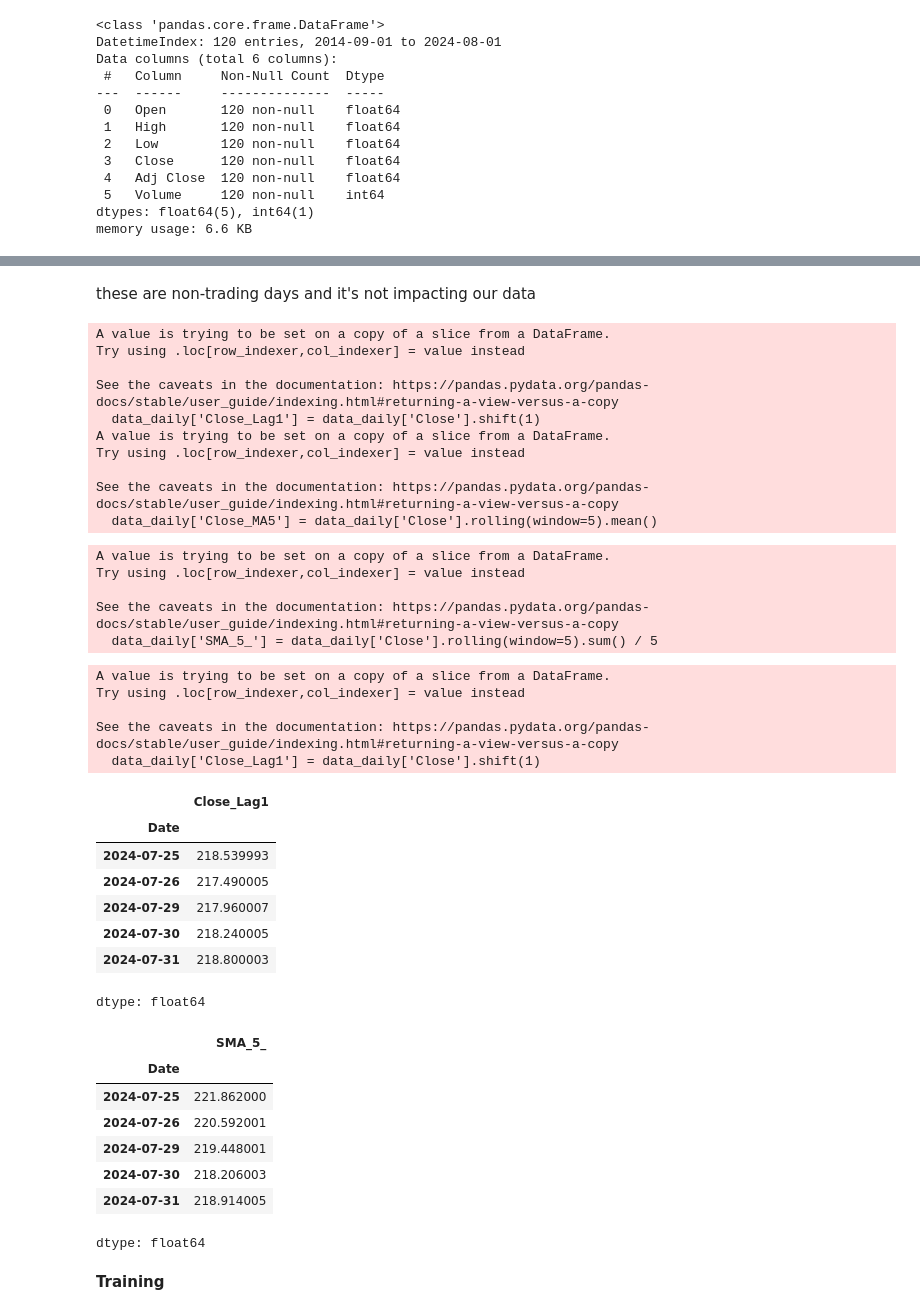
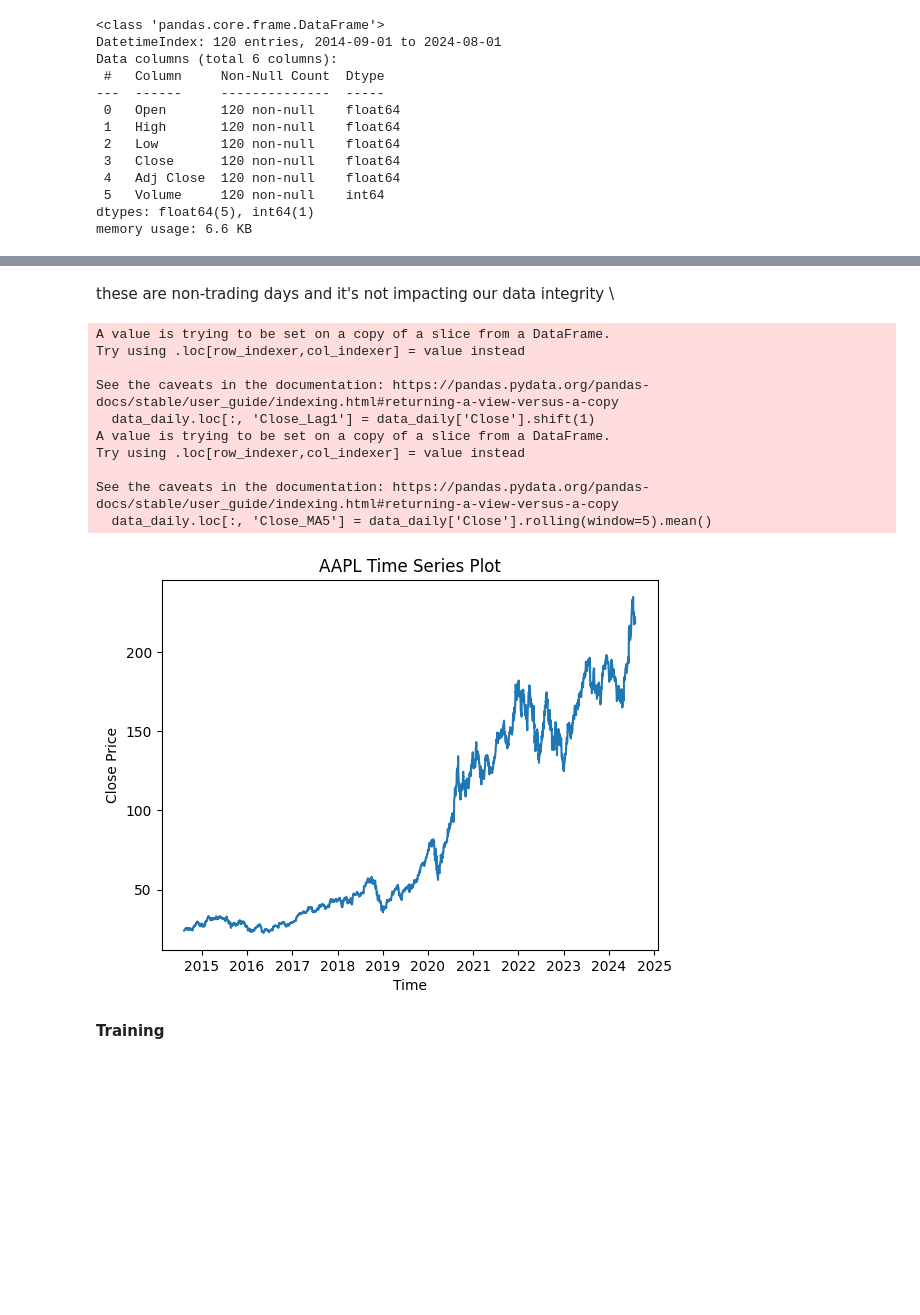
Before and after one commit to bshazia/Apple_Stocks, a Jupyter notebook: Apple_stock.ipynb, the cells around one changed output, grey strips where cells are left out. Drawn from its saved outputs; the diff is of its cells as text; code cells hidden in the pictures; blank space fills up the shorter version.

```diff
--- a/Apple_stock.ipynb
+++ b/Apple_stock.ipynb
@@ -154,59 +159,29 @@ Number of missing dates that are non-trading days: 1135
 # %% [markdown]
-these are non-trading days and it's not impacting our data
+these are non-trading days and it's not impacting our data integrity
+\
 # %%
-# Previous day's closing price
-data_daily['Close_Lag1'] = data_daily['Close'].shift(1)
-
-data_daily['Close_MA5'] = data_daily['Close'].rolling(window=5).mean()
+data_daily.loc[:, 'Close_Lag1'] = data_daily['Close'].shift(1)
+data_daily.loc[:, 'Close_MA5'] = data_daily['Close'].rolling(window=5).mean()
 # %% [output]
 A value is trying to be set on a copy of a slice from a DataFrame.
 Try using .loc[row_indexer,col_indexer] = value instead
 
 See the caveats in the documentation: https://pandas.pydata.org/pandas-docs/stable/user_guide/indexing.html#returning-a-view-versus-a-copy
-  data_daily['Close_Lag1'] = data_daily['Close'].shift(1)
+  data_daily.loc[:, 'Close_Lag1'] = data_daily['Close'].shift(1)
 A value is trying to be set on a copy of a slice from a DataFrame.
 Try using .loc[row_indexer,col_indexer] = value instead
 
 See the caveats in the documentation: https://pandas.pydata.org/pandas-docs/stable/user_guide/indexing.html#returning-a-view-versus-a-copy
-  data_daily['Close_MA5'] = data_daily['Close'].rolling(window=5).mean()
+  data_daily.loc[:, 'Close_MA5'] = data_daily['Close'].rolling(window=5).mean()
-# %%
-# Calculate 5-day SMA
-data_daily['SMA_5_'] = data_daily['Close'].rolling(window=5).sum() / 5
-# %% [output]
-A value is trying to be set on a copy of a slice from a DataFrame.
-Try using .loc[row_indexer,col_indexer] = value instead
-
-See the caveats in the documentation: https://pandas.pydata.org/pandas-docs/stable/user_guide/indexing.html#returning-a-view-versus-a-copy
-  data_daily['SMA_5_'] = data_daily['Close'].rolling(window=5).sum() / 5
-# %%
-# last day closing price
-
-data_daily['Close_Lag1'] = data_daily['Close'].shift(1)
-data_daily['Close_Lag1'].tail(5)
-# %% [output]
-A value is trying to be set on a copy of a slice from a DataFrame.
-Try using .loc[row_indexer,col_indexer] = value instead
-
-See the caveats in the documentation: https://pandas.pydata.org/pandas-docs/stable/user_guide/indexing.html#returning-a-view-versus-a-copy
-  data_daily['Close_Lag1'] = data_daily['Close'].shift(1)
-|  | Close_Lag1 |
-| Date |  |
-| 2024-07-25 | 218.539993 |
-| 2024-07-26 | 217.490005 |
-| 2024-07-29 | 217.960007 |
-| 2024-07-30 | 218.240005 |
-| 2024-07-31 | 218.800003 |
-dtype: float64
-# %%
-data_daily['SMA_5_'].tail(5)
-# %% [output]
-|  | SMA_5_ |
-| Date |  |
-| 2024-07-25 | 221.862000 |
-| 2024-07-26 | 220.592001 |
-| 2024-07-29 | 219.448001 |
-| 2024-07-30 | 218.206003 |
-| 2024-07-31 | 218.914005 |
-dtype: float64
+# %%
+import matplotlib.pyplot as plt
+
+plt.plot(data_daily['Close'])
+plt.xlabel('Time')
+plt.ylabel('Close Price')
+plt.title('AAPL Time Series Plot')
+plt.show()
+# %% [output]
+[figure, added]
 # %% [markdown]
 **Training**
```
Also changed, not shown: parts of 19 cells of this notebook.
